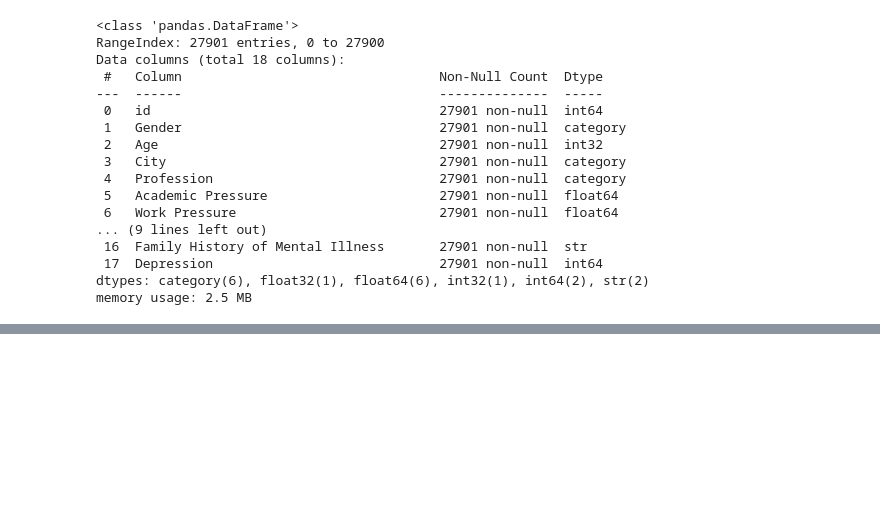
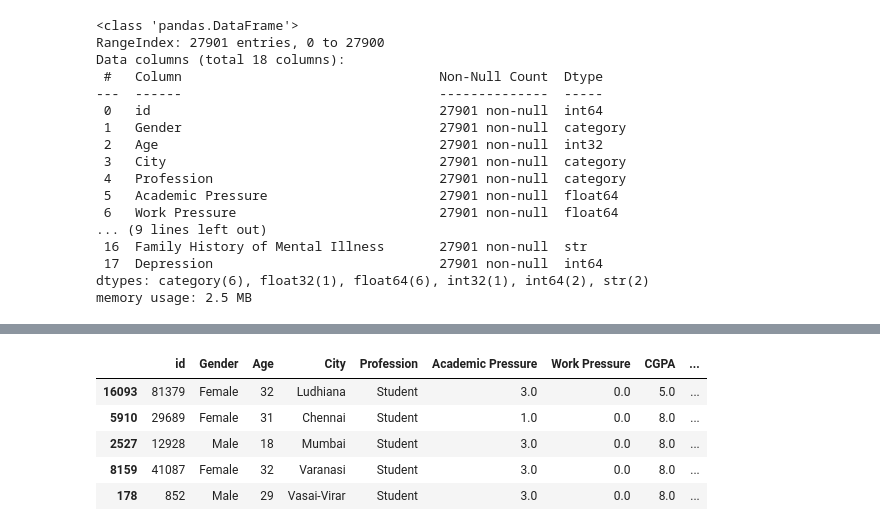
Before and after one commit to AbhishekKumarVerma2356/Python_Matplotlib, a Jupyter notebook: Getting_Started.ipynb, the cells around one changed output, grey strips where cells are left out. Drawn from its saved outputs; the diff is of its cells as text; code cells hidden in the pictures; blank space fills up the shorter version.

```diff
--- a/Getting_Started.ipynb
+++ b/Getting_Started.ipynb
@@ -370,0 +404,9 @@ memory usage: 2.5 MB
+# %%
+df.sample(5)
+# %% [output]
+|  | id | Gender | Age | City | Profession | Academic Pressure | Work Pressure | CGPA | ... |
+| 16093 | 81379 | Female | 32 | Ludhiana | Student | 3.0 | 0.0 | 5.0 | ... |
+| 5910 | 29689 | Female | 31 | Chennai | Student | 1.0 | 0.0 | 8.0 | ... |
+| 2527 | 12928 | Male | 18 | Mumbai | Student | 3.0 | 0.0 | 8.0 | ... |
+| 8159 | 41087 | Female | 32 | Varanasi | Student | 3.0 | 0.0 | 8.0 | ... |
+| 178 | 852 | Male | 29 | Vasai-Virar | Student | 3.0 | 0.0 | 8.0 | ... |
```
Also changed, not shown: parts of 51 cells of this notebook, 1 other file.
